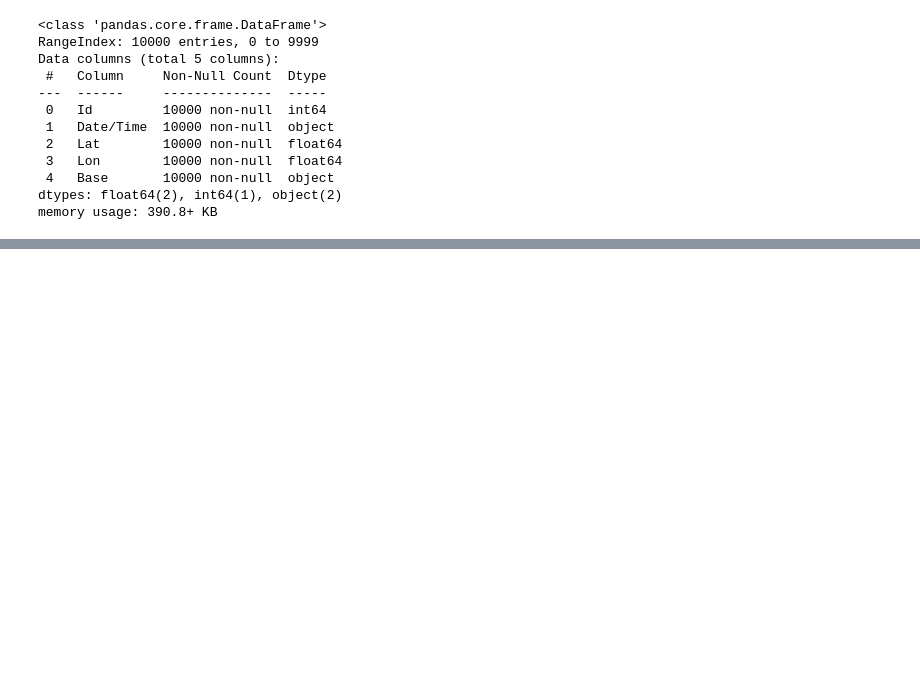
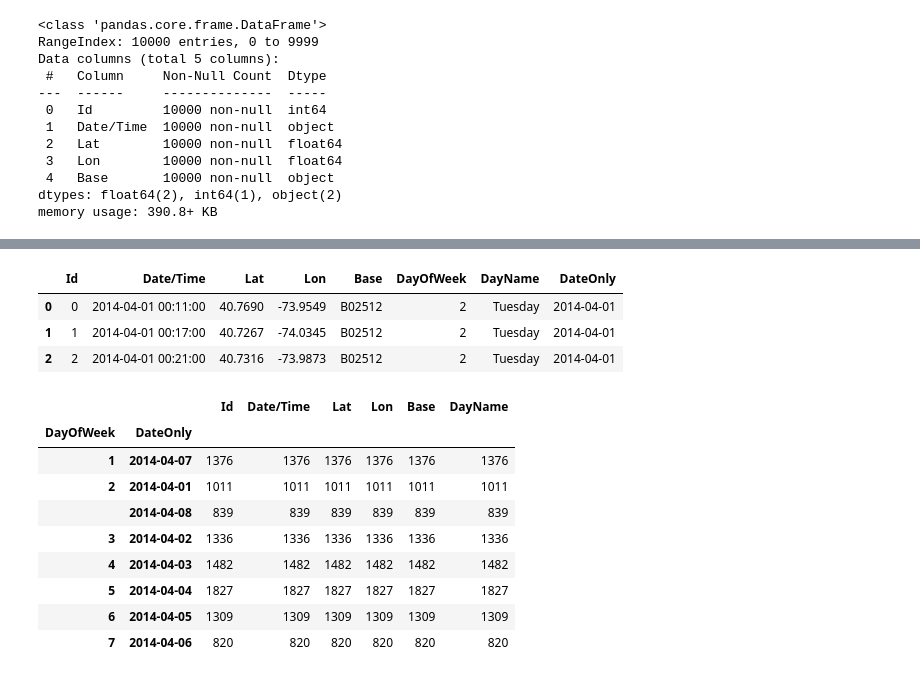
Before and after one commit to gridl/python-examples, a Jupyter notebook: pandas-samples.ipynb, the cells around one changed output, grey strips where cells are left out. Saved outputs shown, nothing was run; the diff lists cells and outputs as text; code cells hidden in the pictures; blank space fills up the shorter version.

```diff
--- a/pandas-samples.ipynb
+++ b/pandas-samples.ipynb
@@ -42,0 +57,34 @@ uber_df.apply(x : )
+# %%
+# for some pattern, lets get DayOfWeek, Day & only Date for each data point
+
+def dayOfWeek(x):
+    return x.weekday()+1
+
+def dayName(x):
+    return x.day_name()
+
+uber_df['DayOfWeek'] = uber_df['Date/Time'].apply(dayOfWeek)
+uber_df['DayName'] = uber_df['Date/Time'].apply(dayName)
+uber_df['DateOnly'] = uber_df['Date/Time'].apply(lambda x: x.date())
+uber_df.head(3)
+# %% [output]
+|  | Id | Date/Time | Lat | Lon | Base | DayOfWeek | DayName | DateOnly |
+| 0 | 0 | 2014-04-01 00:11:00 | 40.7690 | -73.9549 | B02512 | 2 | Tuesday | 2014-04-01 |
+| 1 | 1 | 2014-04-01 00:17:00 | 40.7267 | -74.0345 | B02512 | 2 | Tuesday | 2014-04-01 |
+| 2 | 2 | 2014-04-01 00:21:00 | 40.7316 | -73.9873 | B02512 | 2 | Tuesday | 2014-04-01 |
+# %%
+# average no of rides/DayofWeek
+
+uber_df_gr = uber_df.groupby(['DayOfWeek', 'DateOnly']) # to find average we need to know no of days contributing to a dayofweek
+uber_df_gr.count()
+# %% [output]
+|  |  | Id | Date/Time | Lat | Lon | Base | DayName |
+| DayOfWeek | DateOnly |  |  |  |  |  |  |
+| 1 | 2014-04-07 | 1376 | 1376 | 1376 | 1376 | 1376 | 1376 |
+| 2 | 2014-04-01 | 1011 | 1011 | 1011 | 1011 | 1011 | 1011 |
+|  | 2014-04-08 | 839 | 839 | 839 | 839 | 839 | 839 |
+| 3 | 2014-04-02 | 1336 | 1336 | 1336 | 1336 | 1336 | 1336 |
+| 4 | 2014-04-03 | 1482 | 1482 | 1482 | 1482 | 1482 | 1482 |
+| 5 | 2014-04-04 | 1827 | 1827 | 1827 | 1827 | 1827 | 1827 |
+| 6 | 2014-04-05 | 1309 | 1309 | 1309 | 1309 | 1309 | 1309 |
+| 7 | 2014-04-06 | 820 | 820 | 820 | 820 | 820 | 820 |
```
Also changed, not shown: parts of 5 cells of this notebook, 4 other files.
